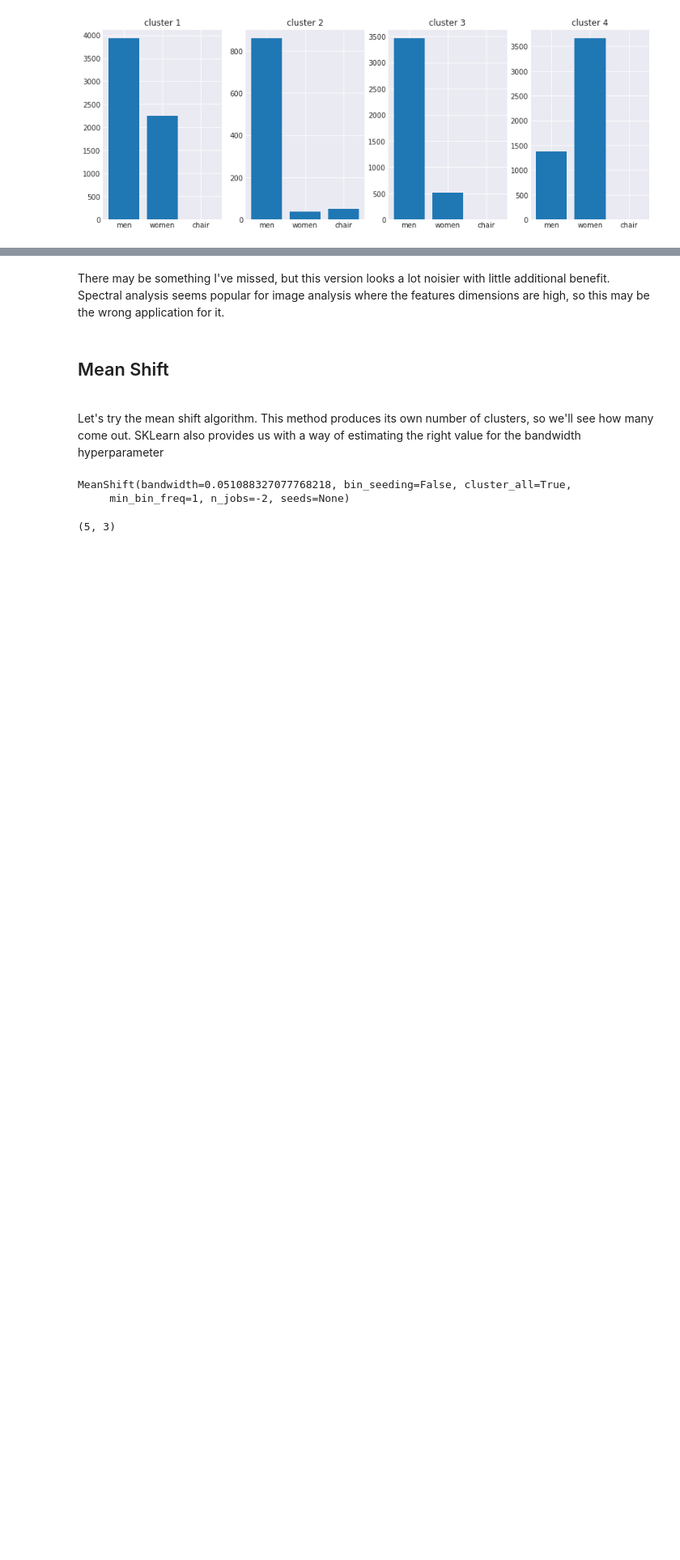
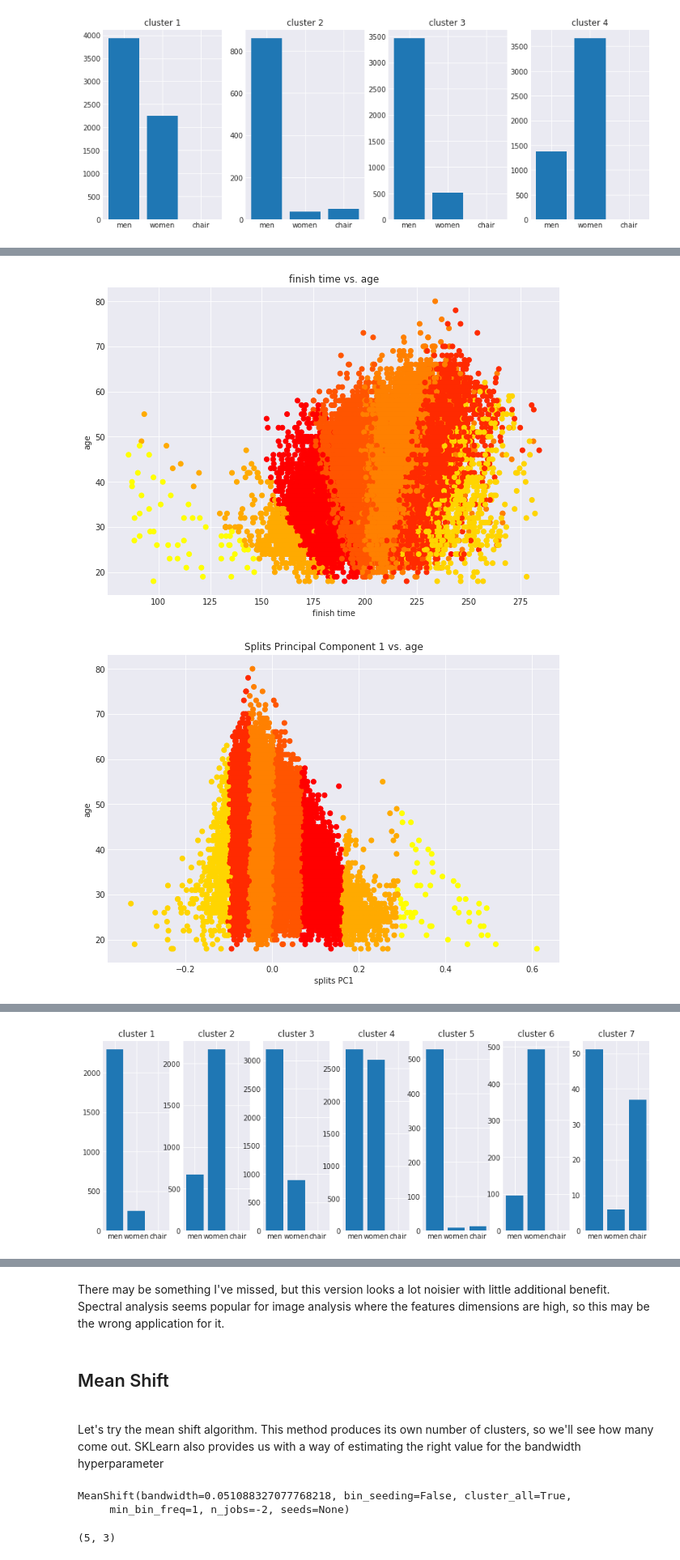
Before and after one commit to AlliedToasters/clustering_drills, a Jupyter notebook: runners.ipynb, the cells around one changed output, grey strips where cells are left out. Shown at 81% size. Drawn from its saved outputs; the diff is of its cells as text; code cells hidden in the pictures; blank space fills up the shorter version.

```diff
--- a/runners.ipynb
+++ b/runners.ipynb
@@ -193,0 +240,8 @@ tuf = view_clusters(df, features, preds)
+# %%
+clstr = KMeans(n_clusters=7, random_state=42)
+clstr = clstr.fit(X)
+preds = clstr.predict(X)
+tuf = view_clusters(df, X, preds)
+# %% [output]
+[figure, added]
+[figure, added]
@@ -194 +249,2 @@ tuf = view_clusters(df, features, preds)
+[figure, added]
 # %% [markdown]
```
Also changed, not shown: parts of 8 cells of this notebook.
